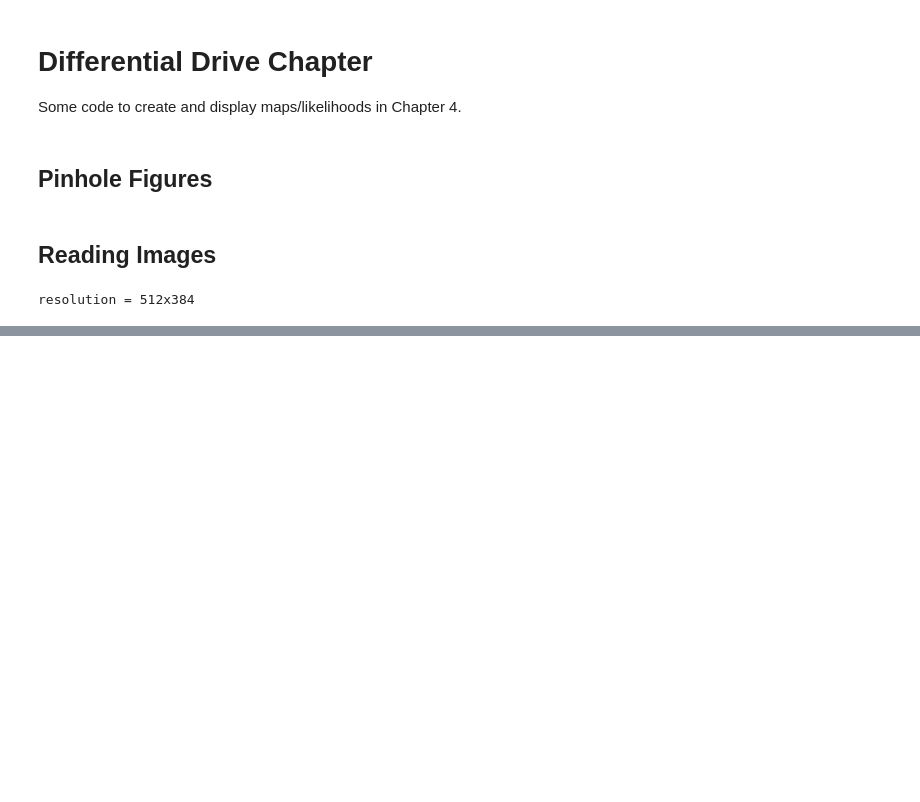
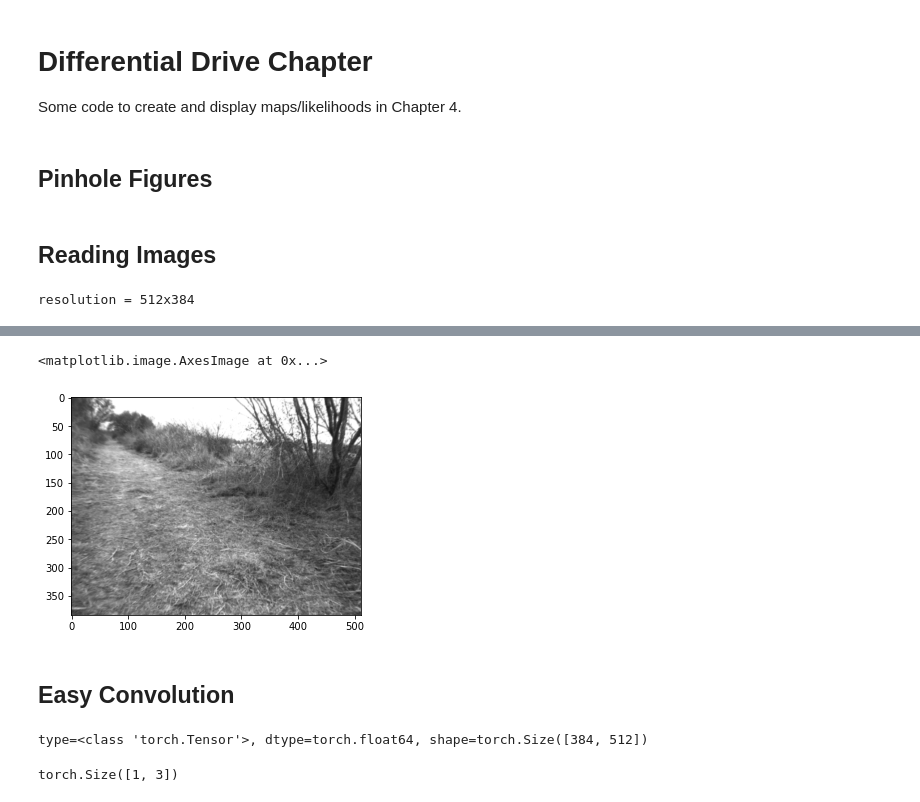
Before and after one commit to gtbook/gtbook, a Jupyter notebook: diffdrive.ipynb, the cells around one changed output, grey strips where cells are left out. Drawn from its saved outputs; the diff is of its cells as text; code cells hidden in the pictures; blank space fills up the shorter version.

```diff
--- a/diffdrive.ipynb
+++ b/diffdrive.ipynb
@@ -71,0 +78,8 @@ resolution = 512x384
+# %%
+grayscale_image = PIL.ImageOps.grayscale(image)
+plt.imshow(grayscale_image, cmap="gray")
+# %% [output]
+<matplotlib.image.AxesImage at 0x...>
+[figure, added]
+# %% [markdown]
+## Easy Convolution
@@ -71,0 +98,8 @@ resolution = 512x384
+# %%
+grayscale = torch.from_numpy(np.asarray(grayscale_image, dtype=float))
+print(f"type={type(grayscale)}, dtype={grayscale.dtype}, shape={grayscale.shape}")
+filter = torch.tensor([[-1.0, 0.0, 1.0]], dtype=float)
+filter.shape
+# %% [output]
+type=<class 'torch.Tensor'>, dtype=torch.float64, shape=torch.Size([384, 512])
+torch.Size([1, 3])
```
Also changed, not shown: parts of 4 cells of this notebook, 8 other files.
